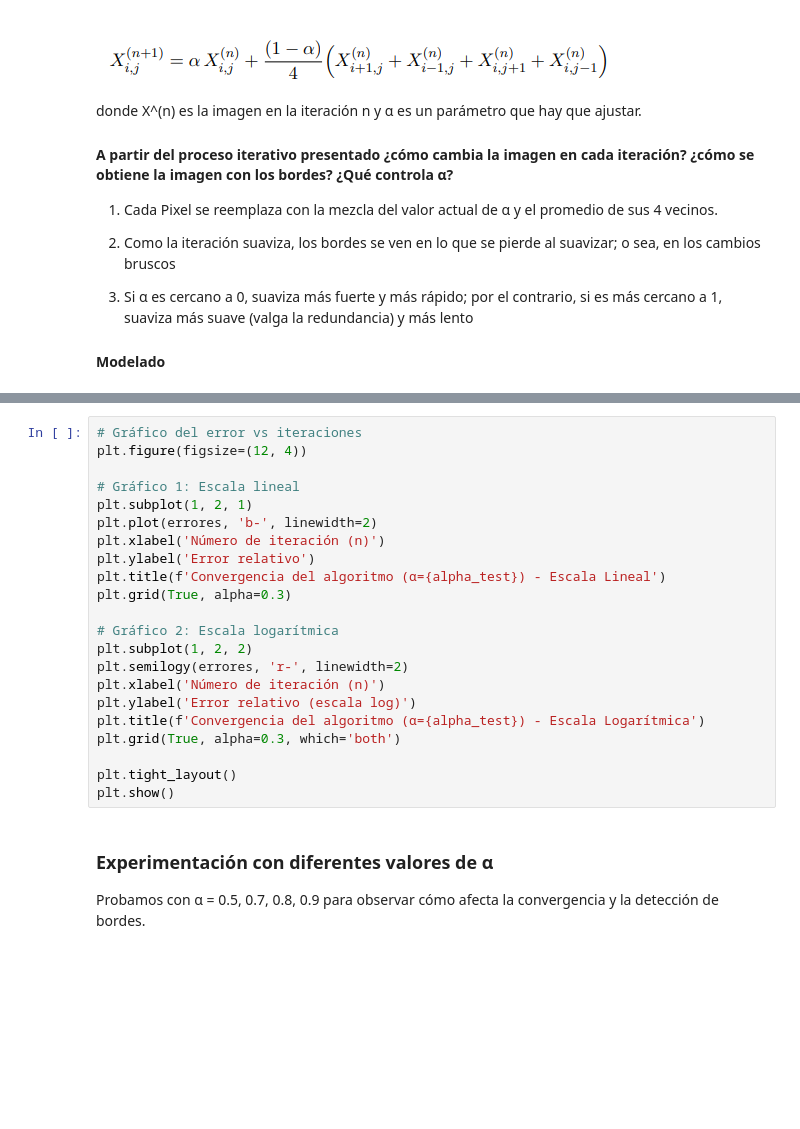
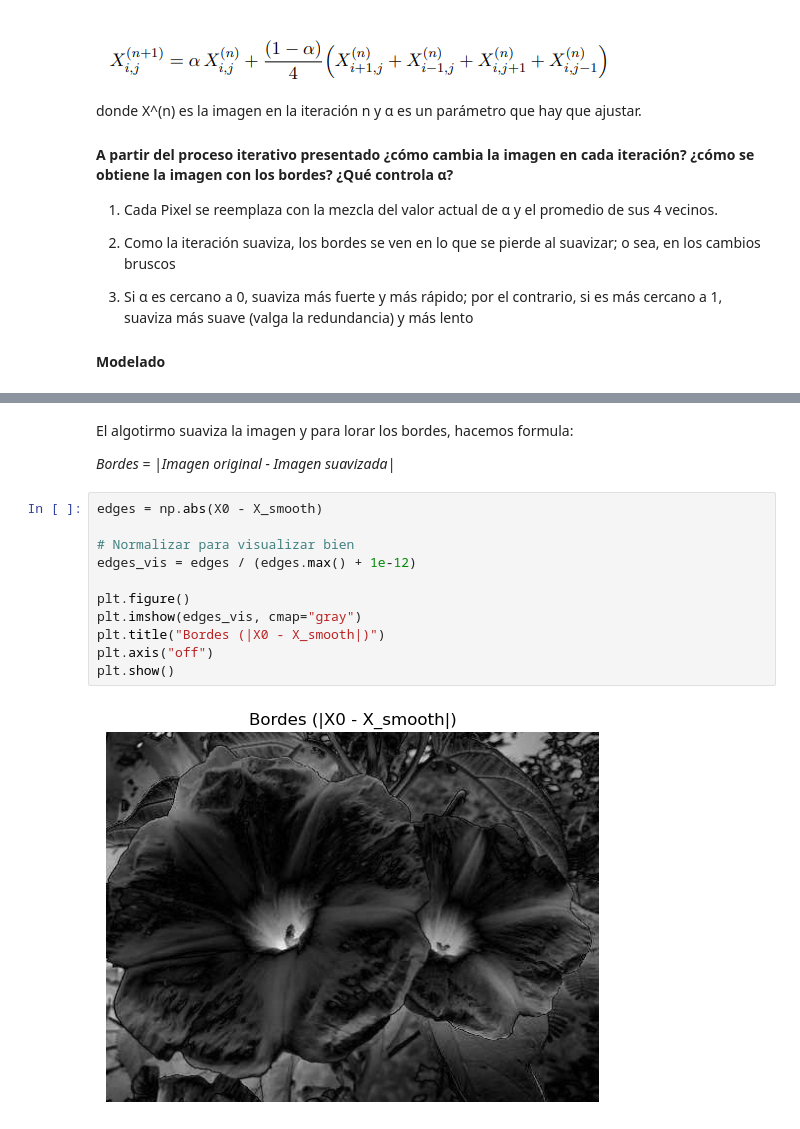
Before and after one commit to ManuCarov/Examen1--MatApl, a Jupyter notebook: Examen1- MatApl-Acosta-Caro-Velasquez.ipynb, the cells around one changed output, grey strips where cells are left out. Cells and saved outputs as stored; diff of their text form; blank space fills up the shorter version.

```diff
--- a/Examen1- MatApl-Acosta-Caro-Velasquez.ipynb
+++ b/Examen1- MatApl-Acosta-Caro-Velasquez.ipynb
@@ -597,26 +572,17 @@ plt.show()
+# %% [markdown]
+El algotirmo suaviza la imagen y para lorar los bordes, hacemos formula:
+
+*Bordes = |Imagen original - Imagen suavizada|*
 # %%
-# Gráfico del error vs iteraciones
-plt.figure(figsize=(12, 4))
+edges = np.abs(X0 - X_smooth)
 
-# Gráfico 1: Escala lineal
-plt.subplot(1, 2, 1)
-plt.plot(errores, 'b-', linewidth=2)
-plt.xlabel('Número de iteración (n)')
-plt.ylabel('Error relativo')
-plt.title(f'Convergencia del algoritmo (α={alpha_test}) - Escala Lineal')
-plt.grid(True, alpha=0.3)
+# Normalizar para visualizar bien
+edges_vis = edges / (edges.max() + 1e-12)
 
-# Gráfico 2: Escala logarítmica
-plt.subplot(1, 2, 2)
-plt.semilogy(errores, 'r-', linewidth=2)
-plt.xlabel('Número de iteración (n)')
-plt.ylabel('Error relativo (escala log)')
-plt.title(f'Convergencia del algoritmo (α={alpha_test}) - Escala Logarítmica')
-plt.grid(True, alpha=0.3, which='both')
-
-plt.tight_layout()
+plt.figure()
+plt.imshow(edges_vis, cmap="gray")
+plt.title("Bordes (|X0 - X_smooth|)")
+plt.axis("off")
 plt.show()
+# %% [output]
+[figure, added]
-# %% [markdown]
-### Experimentación con diferentes valores de α
-
-Probamos con α = 0.5, 0.7, 0.8, 0.9 para observar cómo afecta la convergencia y la detección de bordes.
```
Also changed, not shown: parts of 17 cells of this notebook, 2 other files.
